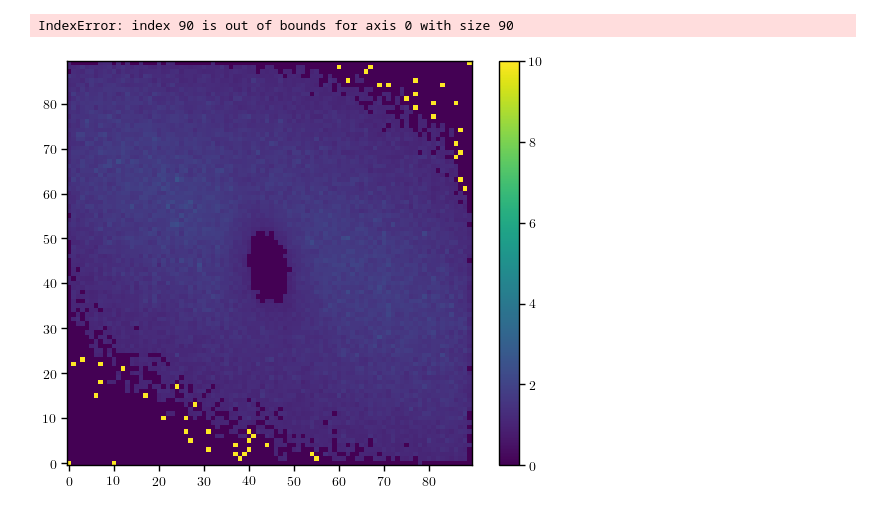
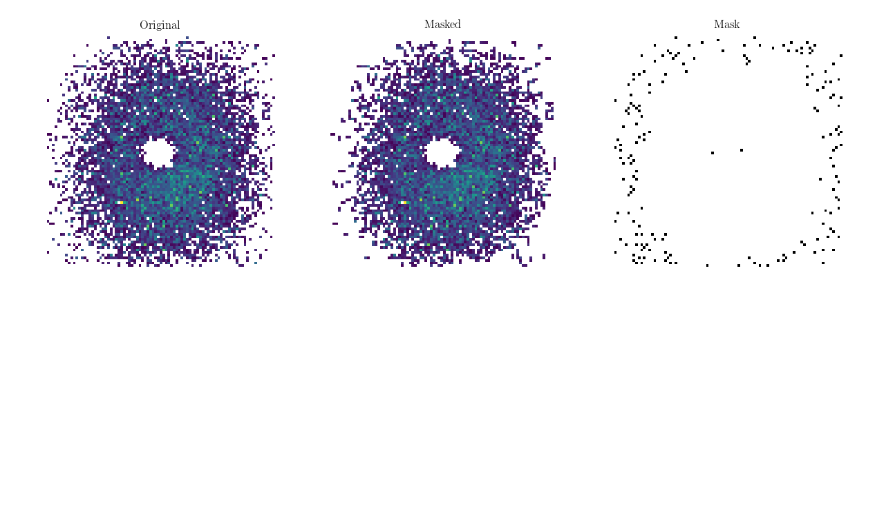
Before and after one commit to AstroMusers/mejiro, a Jupyter notebook: notebooks/snr/speed_up_region_identifying.ipynb, the cells around one changed output. Saved outputs shown, nothing was run; the diff lists cells and outputs as text; code cells hidden in the pictures; blank space fills up the shorter version.

```diff
--- a/notebooks/snr/speed_up_region_identifying.ipynb
+++ b/notebooks/snr/speed_up_region_identifying.ipynb
@@ -94,37 +90,41 @@ for x in range(0, x_shape):
             if x == 0 and y == 0:  # bottom left corner
                 if masked_array.data[x + 1, y] == 0 and masked_array.data[x, y + 1] == 0:
                     masked_array.mask[x, y] = True
-            elif x == 0 and y == y_shape - 1:  # bottom right corner
+            elif x == 0 and y == y_shape - 1:  # top left corner
                 if masked_array.data[x + 1, y] == 0 and masked_array.data[x, y - 1] == 0:
                     masked_array.mask[x, y] = True
-            elif x == x_shape and y == 0:  # top left corner
+            elif x == x_shape and y == 0:  # bottom right corner
                 if masked_array.data[x - 1, y] == 0 and masked_array.data[x, y + 1] == 0:
                     masked_array.mask[x, y] = True
             elif x == x_shape - 1 and y == y_shape - 1:  # top right corner
                 if masked_array.data[x - 1, y] == 0 and masked_array.data[x, y - 1] == 0:
                     masked_array.mask[x, y] = True
-            elif x == 0:  # left edge
-                if masked_array.data[x + 1, y] == 0 and masked_array.data[x, y + 1] == 0:
+            elif x == 0:  # left edge (not corners)
+                if masked_array.data[x + 1, y] == 0 and masked_array.data[x, y + 1] == 0 and masked_array.data[x, y - 1] == 0:
                     masked_array.mask[x, y] = True
-            elif x == x_shape - 1:  # right edge
-                if masked_array.data[x - 1, y] == 0 and masked_array.data[x + 1, y] == 0 and masked_array.data[x, y - 1] == 0:
+            elif x == x_shape - 1:  # right edge (not corners)
+                if masked_array.data[x - 1, y] == 0 and masked_array.data[x, y - 1] == 0 and masked_array.data[x, y + 1] == 0:
                     masked_array.mask[x, y] = True
-            elif y == 0:  # bottom edge
-                if masked_array.data[x + 1, y] == 0 and masked_array.data[x, y - 1] == 0 and masked_array.data[x, y + 1] == 0:
+            elif y == 0:  # bottom edge (not corners)
+                if masked_array.data[x - 1, y] == 0 and masked_array.data[x + 1, y] == 0 and masked_array.data[x, y + 1] == 0:
                     masked_array.mask[x, y] = True
-            elif y == y_shape - 1:  # right edge
+            elif y == y_shape - 1:  # top edge (not corners)
                 if masked_array.data[x - 1, y] == 0 and masked_array.data[x + 1, y] == 0 and masked_array.data[x, y - 1] == 0:
                     masked_array.mask[x, y] = True
             elif masked_array.data[x - 1, y] == 0 and masked_array.data[x + 1, y] == 0 and masked_array.data[x, y - 1] == 0 and masked_array.data[x, y + 1] == 0:
                 masked_array.mask[x, y] = True
-# %% [output]
-IndexError: index 90 is out of bounds for axis 0 with size 90
-# %%
-for coord in coords:
-    sample[coord] = 10
-
-plt.imshow(sample)
-plt.colorbar()
-plt.show()
-# %% [output]
-[figure, removed]
+# %%
+f, ax = plt.subplots(1, 3, figsize=(15, 5))
+
+ax[0].imshow(original)
+ax[0].set_title('Original')
+ax[0].axis('off')
+ax[1].imshow(masked_array)
+ax[1].set_title('Masked')
+ax[1].axis('off')
+ax[2].imshow(original.mask != masked_array.mask, cmap='binary')
+ax[2].set_title('Mask')
+ax[2].axis('off')
+plt.show()
+# %% [output]
+[figure, added]
```
Also changed, not shown: parts of 5 cells of this notebook, 2 other files.
